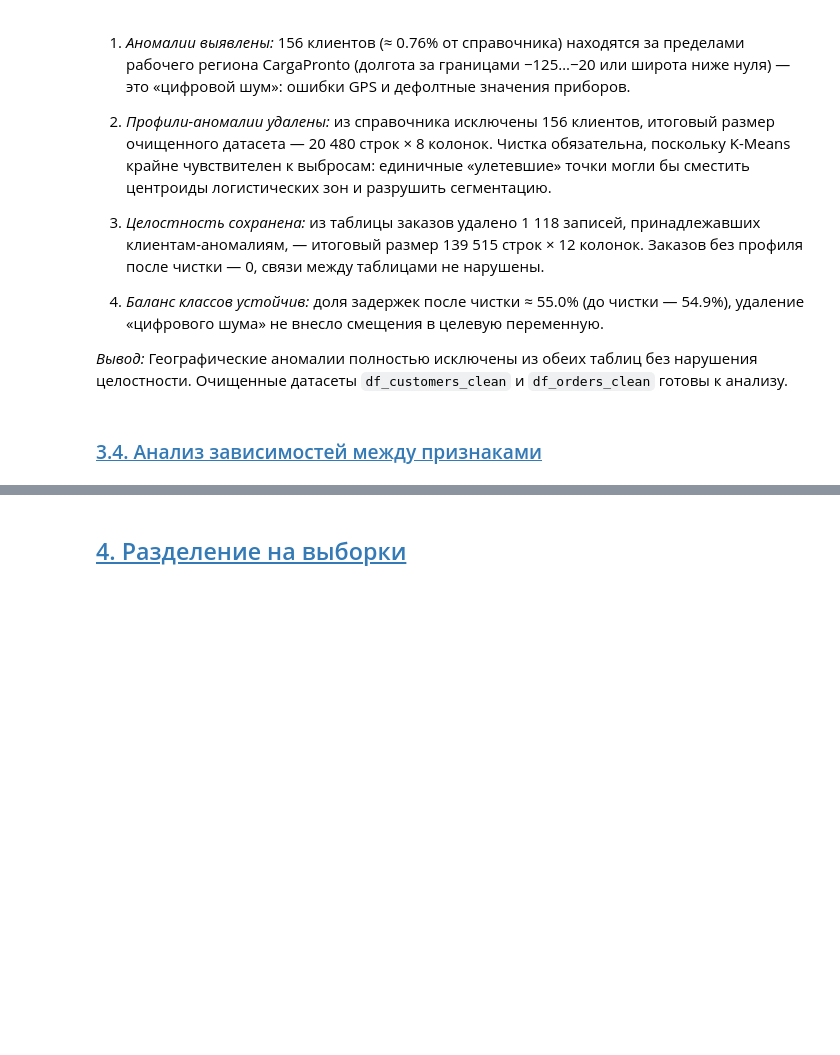
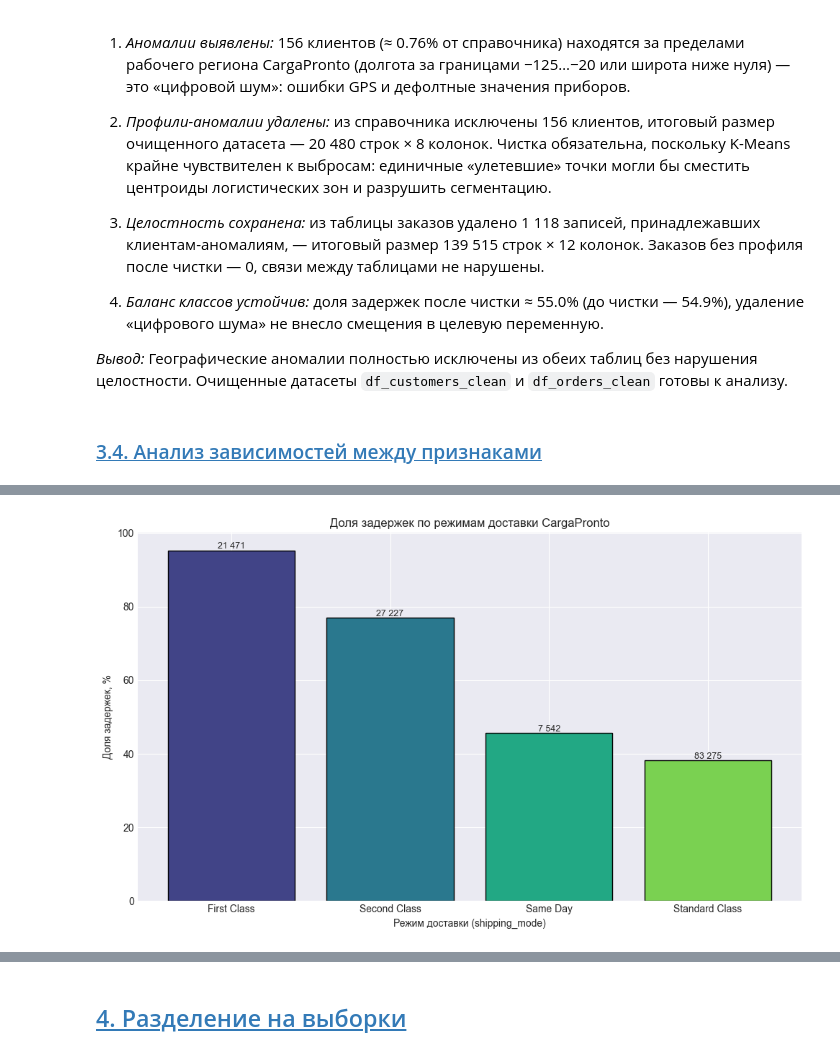
Before and after one commit to MEYakunin/Sprint18_Delivery_Delay_Prediction, a Jupyter notebook: Sprint18_Delivery_Delay_Prediction_Yakunin_Mikl.ipynb, the cells around one changed output, grey strips where cells are left out. Drawn from its saved outputs; the diff is of its cells as text; code cells hidden in the pictures; blank space fills up the shorter version.

```diff
--- a/Sprint18_Delivery_Delay_Prediction_Yakunin_Mikl.ipynb
+++ b/Sprint18_Delivery_Delay_Prediction_Yakunin_Mikl.ipynb
@@ -619,0 +659,19 @@ print(f'Доля задержек после чистки ≈ {risk_rate:.1%}')
+# %%
+# График 1: доля задержек по shipping_mode
+mode_stats = (df_eda_merge.groupby('shipping_mode')['late_delivery_risk']
+                   .agg(Доля_задержек='mean', Заказов='count')
+                   .sort_values('Доля_задержек', ascending=False))
+
+fig, ax = plt.subplots(figsize=(10, 6))
+bars = ax.bar(mode_stats.index, mode_stats['Доля_задержек'] * 100,
+              color=sns.color_palette('viridis', len(mode_stats)), edgecolor='black')
+for bar, cnt in zip(bars, mode_stats['Заказов']):
+    ax.text(bar.get_x() + bar.get_width() / 2, bar.get_height() + 0.5,
+            f'{cnt:,}'.replace(',', ' '), ha='center', fontsize=9)
+ax.set_xlabel('Режим доставки (shipping_mode)')
+ax.set_ylabel('Доля задержек, %')
+ax.set_title('Доля задержек по режимам доставки CargaPronto')
+plt.tight_layout()
+plt.show()
+# %% [output]
+[figure, added]
```
Also changed, not shown: parts of 8 cells of this notebook.
